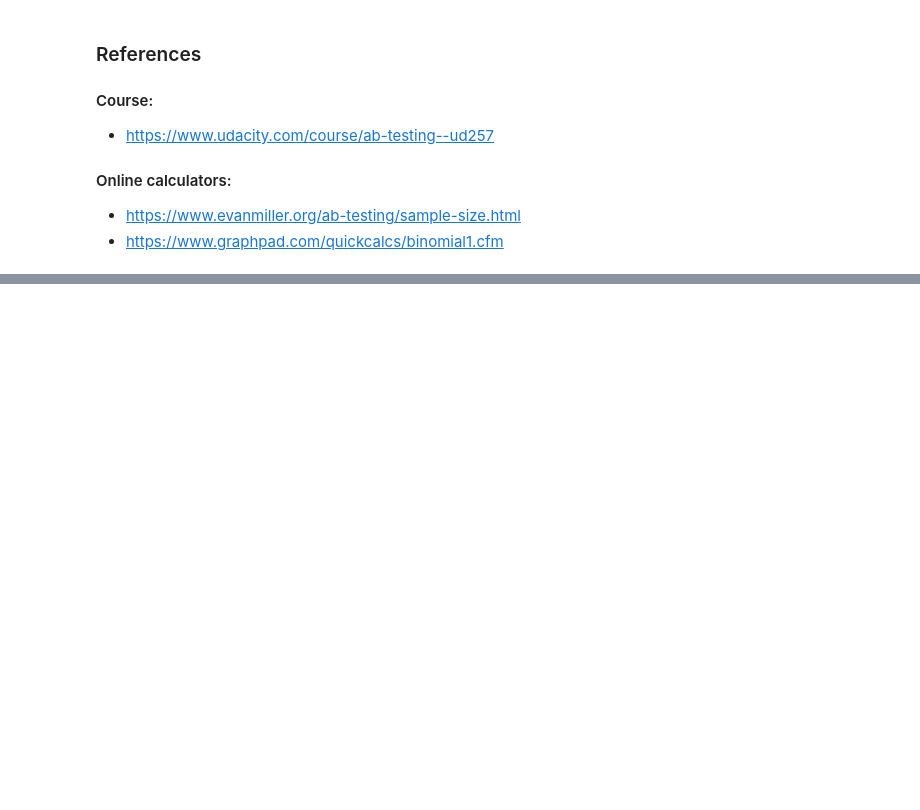
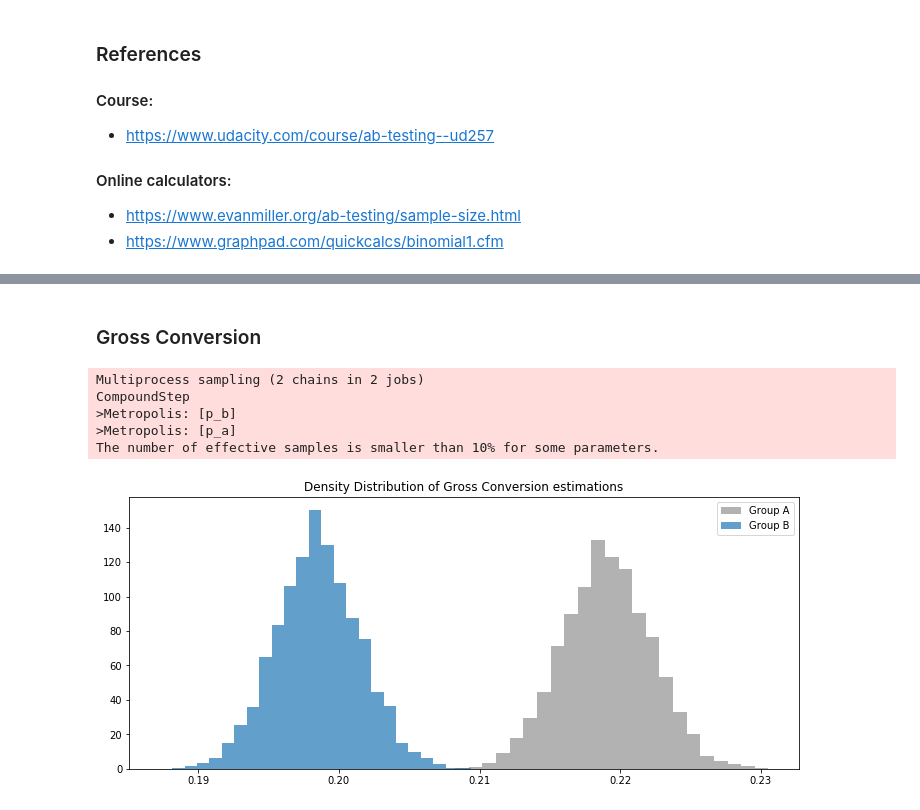
Before and after one commit to leandrocgbh/ab-testing-analysis, a Jupyter notebook: notebooks/AB Testing - Final Project.ipynb, the cells around one changed output, grey strips where cells are left out. Cells and saved outputs as stored; diff of their text form; code cells hidden in the pictures; blank space fills up the shorter version.

```diff
--- a/notebooks/AB Testing - Final Project.ipynb
+++ b/notebooks/AB Testing - Final Project.ipynb
@@ -1006,0 +1018,51 @@ Therefore with **actions plans** defined, the experiments and metrics will depen
+# %% [markdown]
+### Gross Conversion
+# %%
+enrolls_a = df_control.dropna()['Enrollments'].sum()
+enrolls_b = df_exp.dropna()['Enrollments'].sum()
+
+clicks_a = df_control.dropna()['Clicks'].sum()
+clicks_b = df_exp.dropna()['Clicks'].sum()
+# %%
+with pm.Model() as model:
+    p_a = pm.Uniform('p_a', lower=0, upper=1)
+    p_b = pm.Uniform('p_b', lower=0, upper=1)
+
+    delta = pm.Deterministic('delta', p_b - p_a)
+
+    obs_a = pm.Binomial('obs_a', p=p_a, n=clicks_a, observed=enrolls_a)
+    obs_b = pm.Binomial('obs_b', p=p_b, n=clicks_b, observed=enrolls_b)
+
+    step = pm.Metropolis()
+    trace = pm.sample(20000, step=step)
+    burned_trace=trace[1000:]
+# %% [output]
+Multiprocess sampling (2 chains in 2 jobs)
+CompoundStep
+>Metropolis: [p_b]
+>Metropolis: [p_a]
+The number of effective samples is smaller than 10% for some parameters.
+# %%
+p_A_samples = burned_trace["p_a"]
+p_B_samples = burned_trace["p_b"]
+delta_samples = burned_trace["delta"]
+# %%
+plt.figure(figsize=(12,5))
+plt.hist(p_A_samples,
+         histtype='stepfilled',
+         bins=25,
+         alpha=0.6,
+         density=True,
+         color='grey',
+         label='Group A')
+plt.hist(p_B_samples,
+         histtype='stepfilled',
+         bins=25,
+         alpha=0.7,
+         density=True,
+        label='Group B',)
+plt.title('Density Distribution of Gross Conversion estimations')
+plt.legend()
+plt.show()
+# %% [output]
+[figure, added]
```
Also changed, not shown: parts of 23 cells of this notebook.
